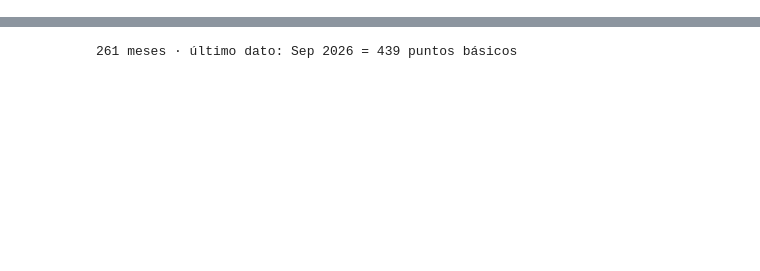
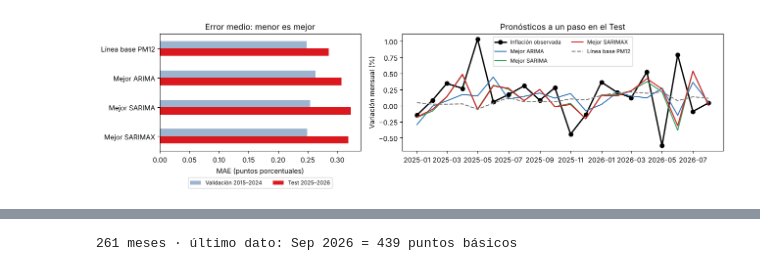
Before and after one commit to jonarosero/modulo5_econometria_forecasting_ia, a Jupyter notebook: notebooks/03_Dia3_ARIMA_SARIMA.ipynb, the cells around one changed output, grey strips where cells are left out. Saved outputs shown, nothing was run; the diff lists cells and outputs as text; code cells hidden in the pictures; blank space fills up the shorter version.

Commit message:
fix colab data and install libraries

```diff
--- a/notebooks/03_Dia3_ARIMA_SARIMA.ipynb
+++ b/notebooks/03_Dia3_ARIMA_SARIMA.ipynb
@@ -846,0 +662,9 @@ Repite el procedimiento del día con `riesgo_pais_pb` desde 2005:
+# %%
+mejor_sarimax_nombre = resultados_sarimax[resultados_sarimax['convergio']].index[0]
+COLUMNAS_X_MEJOR = COLUMNAS_SARIMAX[mejor_sarimax_nombre]
+print('Mejor SARIMAX:', mejor_sarimax_nombre)
+
+# ¿Cuánto pesa cada X? Estimamos el ganador con 2005–2014 y miramos sus coeficientes beta.
+res_mejor_sarimax = ajustar_sarimax(y.loc[:FIN_ESTIMACION], ORDEN_MEJOR_ARIMA, ORDEN_ESTACIONAL_MEJOR,
+                                    X_todas.loc[:FIN_ESTIMACION, COLUMNAS_X_MEJOR])
+print(res_mejor_sarimax.summary().tables[1])
@@ -846,0 +728,10 @@ Repite el procedimiento del día con `riesgo_pais_pb` desde 2005:
+# %%
+todas = pd.concat([resultados_arima, resultados_sarima, resultados_sarimax])
+finalistas = [mejor_arima_nombre, mejor_sarima_nombre, mejor_sarimax_nombre]
+etiquetas = {mejor_arima_nombre: 'Mejor ARIMA', mejor_sarima_nombre: 'Mejor SARIMA', mejor_sarimax_nombre: 'Mejor SARIMAX'}
+
+comparacion_val = todas.loc[finalistas, ['MAE_val', 'RMSE_val', 'LjungBox_p12', 'vs_PM12_%']].rename(index=etiquetas)
+comparacion_val.loc['Línea base PM12'] = [MAE_PM12, np.sqrt((errores_pm12_val ** 2).mean()), np.nan, 0.0]
+for nombre, etiqueta in etiquetas.items():
+    print(f'{etiqueta:14s} = {nombre}')
+comparacion_val.sort_values('MAE_val').round(4)
@@ -846,0 +782,26 @@ Repite el procedimiento del día con `riesgo_pais_pb` desde 2005:
+# %%
+colores = {'Mejor ARIMA': '#3476B1', 'Mejor SARIMA': '#2E9E5B', 'Mejor SARIMAX': '#DA181E', 'Línea base PM12': 'gray'}
+fig, axes = plt.subplots(1, 2, figsize=(13, 3.8), gridspec_kw={'width_ratios': [1, 1.6]})
+
+# Izquierda: MAE en validación y en Test, lado a lado
+orden_barras = ['Línea base PM12', 'Mejor ARIMA', 'Mejor SARIMA', 'Mejor SARIMAX']
+mae = pd.DataFrame({'Validación 2015–2024': comparacion_val['MAE_val'],
+                    'Test 2025–2026': comparacion_test['MAE_Test']}).loc[orden_barras]
+mae.plot.barh(ax=axes[0], color=['#9DB4CF', '#DA181E'])
+axes[0].invert_yaxis()
+axes[0].set_xlabel('MAE (puntos porcentuales)')
+axes[0].set_title('Error medio: menor es mejor')
+axes[0].legend(loc='upper center', bbox_to_anchor=(0.5, -0.2), ncol=2, fontsize=8)
+
+# Derecha: pronósticos a un paso en el Test
+axes[1].plot(y_test, color='black', marker='o', linewidth=2, label='Inflación observada')
+for nombre, serie_pred in pred_test.items():
+    axes[1].plot(serie_pred, color=colores[nombre], linestyle='--' if 'PM12' in nombre else '-', label=nombre)
+axes[1].axhline(0, color='gray', linewidth=0.6)
+axes[1].set_ylabel('Variación mensual (%)')
+axes[1].set_title('Pronósticos a un paso en el Test')
+axes[1].legend(fontsize=8, ncol=2)
+plt.tight_layout()
+plt.show()
+# %% [output]
+[figure, added]
```
Also changed, not shown: parts of 127 cells of this notebook, 11 other files.
